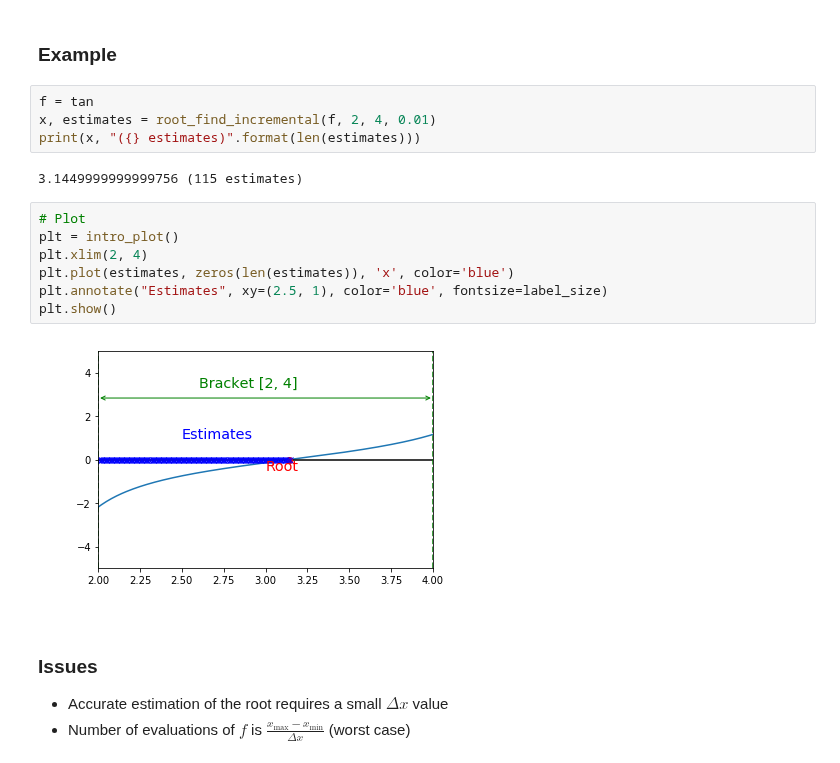
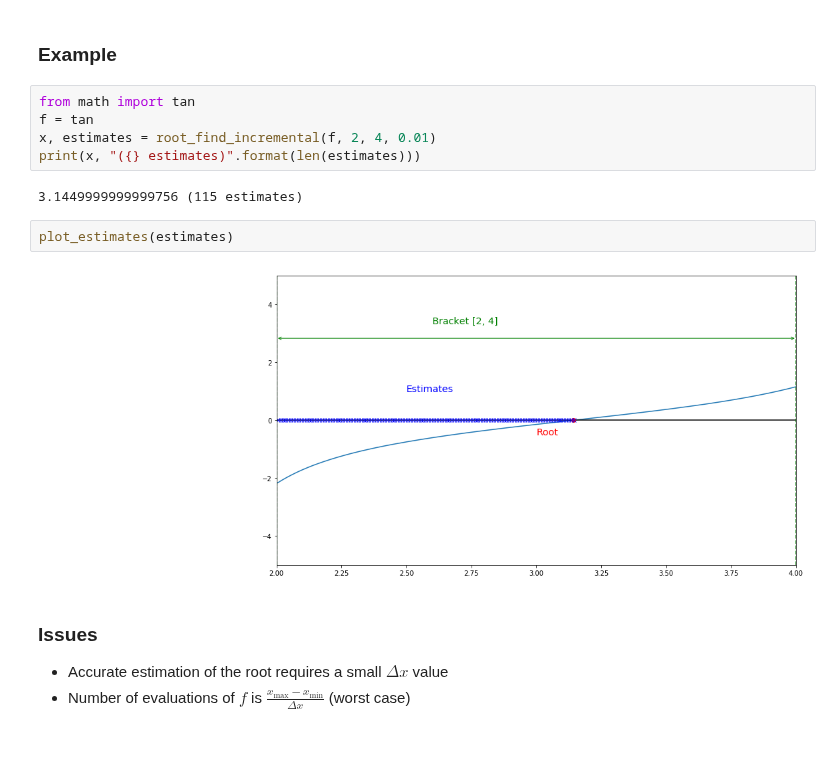
Before and after one commit to tgteacher/numerical-methods, a Jupyter notebook: notebooks/Chapter4.ipynb, the cells around one changed output. Cells and saved outputs as stored; diff of their text form.

```diff
--- a/notebooks/Chapter4.ipynb
+++ b/notebooks/Chapter4.ipynb
@@ -152,20 +86,16 @@ def root_find_incremental(f, xmin, xmax, delta_x):
 # %% [markdown]
 ### Example
 # %%
+from math import tan
 f = tan
 x, estimates = root_find_incremental(f, 2, 4, 0.01)
 print(x, "({} estimates)".format(len(estimates)))
 # %% [output]
 3.1449999999999756 (115 estimates)
-# %%
-# Plot
-plt = intro_plot()
-plt.xlim(2, 4)
-plt.plot(estimates, zeros(len(estimates)), 'x', color='blue')
-plt.annotate("Estimates", xy=(2.5, 1), color='blue', fontsize=label_size)
-plt.show()
-# %% [output]
-[figure, removed]
+# %%
+plot_estimates(estimates)
+# %% [output]
+[figure, added]
 # %% [markdown]
 ### Issues
 * Accurate estimation of the root requires a small $\Delta x$ value
```
Also changed, not shown: parts of 34 cells of this notebook, 1 other file.
